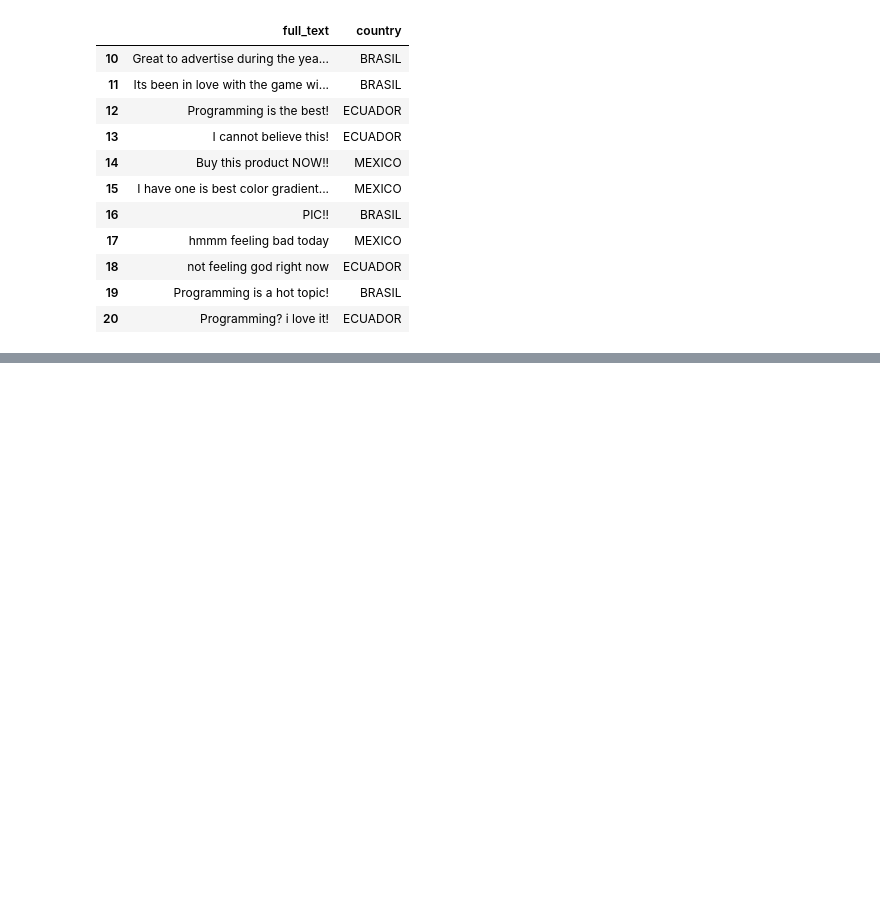
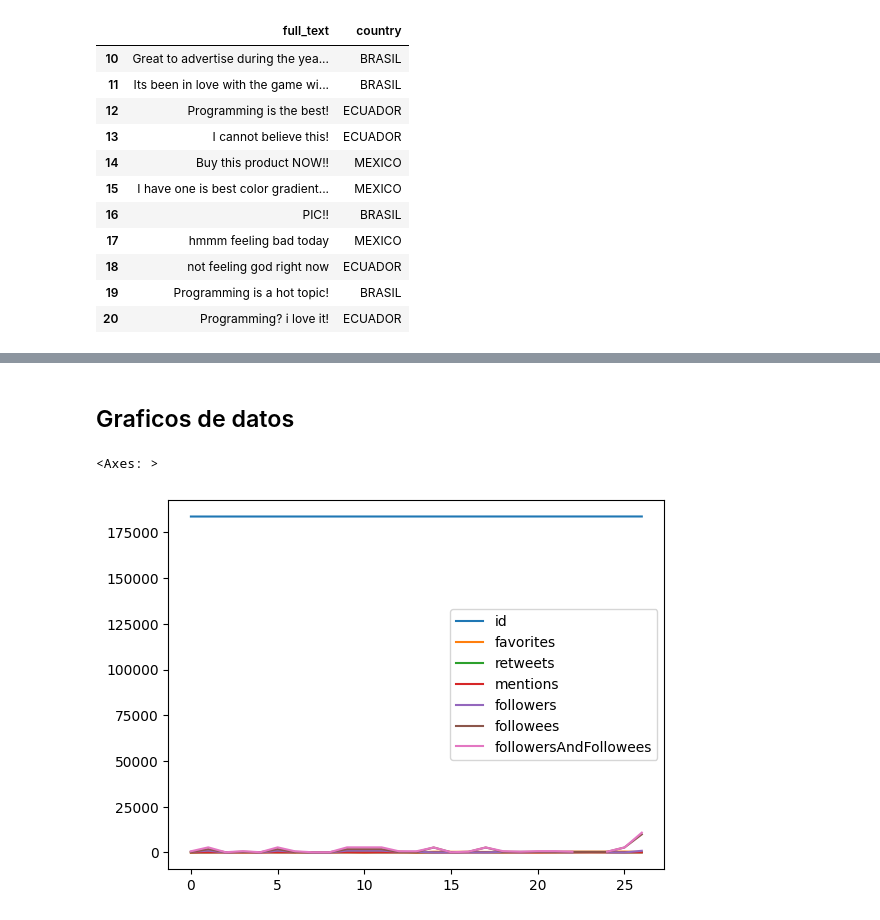
Before and after one commit to jeulufis/data-analyst-note, a Jupyter notebook: 02-pandas.ipynb, the cells around one changed output, grey strips where cells are left out. Cells and saved outputs as stored; diff of their text form; code cells hidden in the pictures; blank space fills up the shorter version.

Commit message:
graficos

```diff
--- a/02-pandas.ipynb
+++ b/02-pandas.ipynb
@@ -93,0 +121,10 @@ dataset.loc[10: 20, ['full_text', 'country']]
+# %%
+dataset_filtrado
+
+def followersAndFollowees(row):
+    return row['followers'] + row['followees']
+
+# Aplica la función a cada fila del DataFrame
+dataset_filtrado['followersAndFollowees'] = dataset_filtrado.apply(followersAndFollowees, axis=1)
+
+dataset_filtrado
@@ -93,0 +149,9 @@ dataset.loc[10: 20, ['full_text', 'country']]
+# %% [markdown]
+## Graficos de datos
+# %%
+import matplotlib.pyplot as plt
+
+dataset_filtrado.plot()
+# %% [output]
+<Axes: >
+[figure, added]
```
Also changed, not shown: parts of 5 cells of this notebook.
